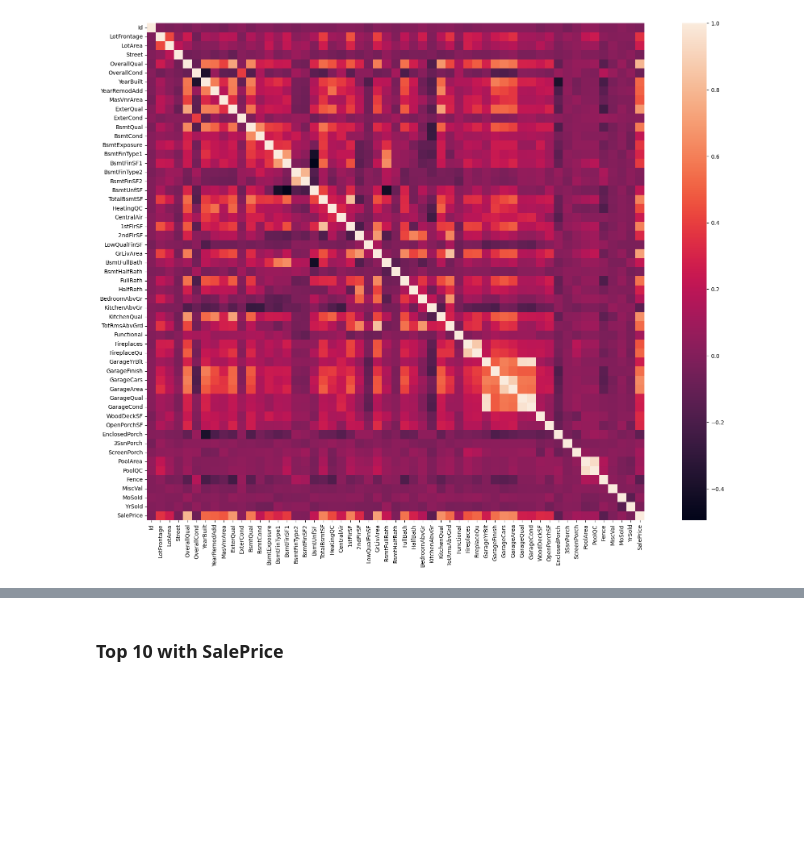
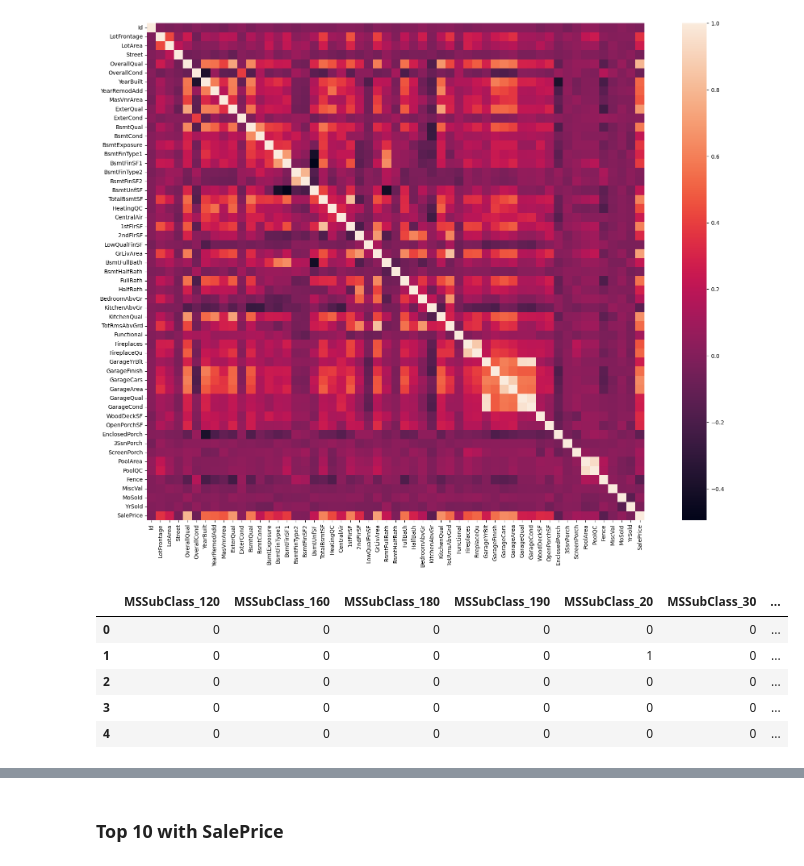
Before and after one commit to Chocomilkteaa/House-Prices, a Jupyter notebook: eda2.ipynb, the cells around one changed output, grey strips where cells are left out. Drawn from its saved outputs; the diff is of its cells as text; code cells hidden in the pictures; blank space fills up the shorter version.

```diff
--- a/eda2.ipynb
+++ b/eda2.ipynb
@@ -8,6 +8,7 @@ import matplotlib.pyplot as plt
 import seaborn as sns
 
 pd.set_option('display.max_columns', None)
+pd.set_option('display.max_rows', None)
 
 %matplotlib inline
 # %% [markdown]
@@ -287,3 +285,15 @@ sns.heatmap(corr, square=True)
 # %% [output]
 <Axes: >
 [figure]
+# %%
+columns_cat = train_data.select_dtypes(include='O').columns
+train_data_cat = pd.get_dummies(train_data[columns_cat], dtype=int)
+train_data_cat = pd.concat([train_data_cat, train_data['SalePrice']], axis=1)
+train_data_cat.head()
+# %% [output]
+|  | MSSubClass_120 | MSSubClass_160 | MSSubClass_180 | MSSubClass_190 | MSSubClass_20 | MSSubClass_30 | ... |
+| 0 | 0 | 0 | 0 | 0 | 0 | 0 | ... |
+| 1 | 0 | 0 | 0 | 0 | 1 | 0 | ... |
+| 2 | 0 | 0 | 0 | 0 | 0 | 0 | ... |
+| 3 | 0 | 0 | 0 | 0 | 0 | 0 | ... |
+| 4 | 0 | 0 | 0 | 0 | 0 | 0 | ... |
```
Also changed, not shown: parts of 16 cells of this notebook, 2 other files.
